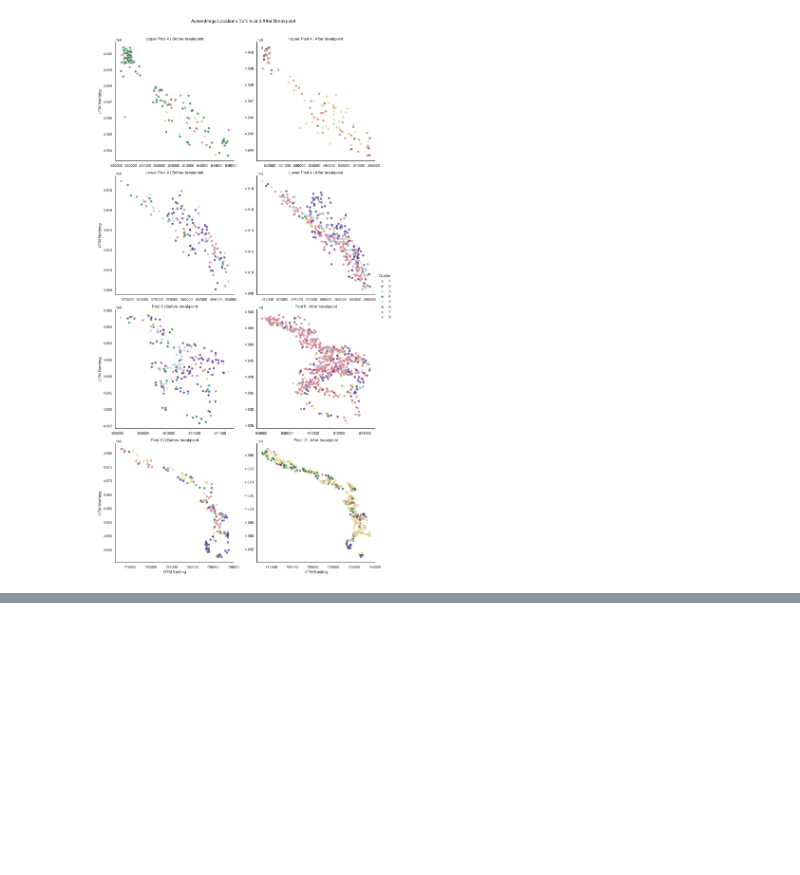
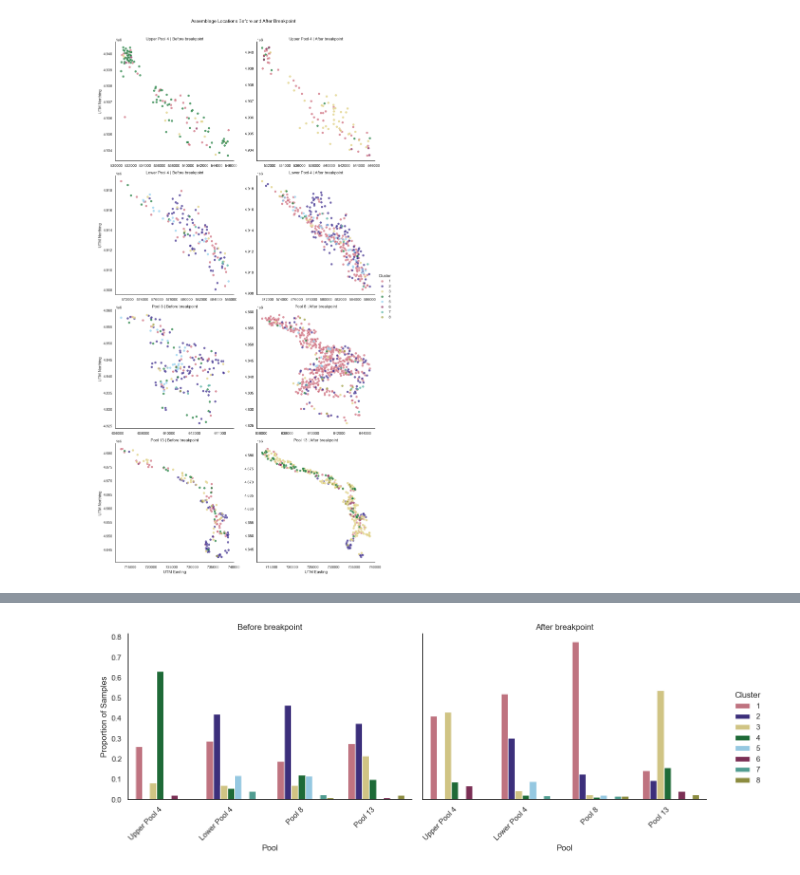
Before and after one commit to jppeirce/ltrm_fish, a Jupyter notebook: 3cluster_visualization.ipynb, the cells around one changed output, grey strips where cells are left out. Drawn from its saved outputs; the diff is of its cells as text; code cells hidden in the pictures; blank space fills up the shorter version.

```diff
--- a/3cluster_visualization.ipynb
+++ b/3cluster_visualization.ipynb
@@ -799,0 +864,49 @@ g.figure.savefig('assemblage_location_break.jpg', dpi=300, bbox_inches='tight')
+# %%
+import tol_colors as tc
+
+highlight_clusters = [1, 2, 3, 4, 5, 6, 7, 8]
+pool_order = ["Upper Pool 4", "Lower Pool 4", "Pool 8", "Pool 13"]
+
+CB_PALETTE = tc.muted
+cluster_colors = {c: CB_PALETTE[i % len(CB_PALETTE)] for i, c in enumerate(highlight_clusters)}
+
+# Filter data
+df_plot = df_with_breakpoints[
+    (df_with_breakpoints['cluster'].isin(highlight_clusters)) &
+    (df_with_breakpoints['period'] != 'No breakpoint')
+].copy()
+
+# Calculate proportions for both periods
+prop_df = (df_plot.groupby(['mode_pool', 'cluster', 'period'])
+           .size()
+           .reset_index(name='count'))
+totals = prop_df.groupby(['mode_pool', 'period'])['count'].transform('sum')
+prop_df['proportion'] = prop_df['count'] / totals
+
+prop_df['cluster'] = pd.Categorical(prop_df['cluster'], categories=highlight_clusters, ordered=True)
+prop_df['mode_pool'] = pd.Categorical(prop_df['mode_pool'], categories=pool_order, ordered=True)
+prop_df['period'] = pd.Categorical(prop_df['period'],
+                                    categories=['Before breakpoint', 'After breakpoint'],
+                                    ordered=True)
+
+# Create faceted plot
+g = sns.FacetGrid(prop_df, col='period', height=5, aspect=1.2, sharey=True)
+g.map_dataframe(sns.barplot, x='mode_pool', y='proportion', hue='cluster',
+                palette=cluster_colors, dodge=True, order=pool_order,
+                hue_order=highlight_clusters)
+
+g.set_axis_labels('Pool', 'Proportion of Samples')
+g.set_titles(col_template='{col_name}')
+g.add_legend(title='Cluster', bbox_to_anchor=(1.02, 0.5), loc='center left')
+
+for ax in g.axes.flat:
+    ax.tick_params(axis='x', rotation=45)
+    for label in ax.get_xticklabels():
+        label.set_ha('right')
+
+plt.tight_layout()
+plt.savefig('cluster_pool_proportion_comparison.jpg', dpi=300, bbox_inches='tight',
+            format='jpeg', pil_kwargs={'quality': 95})
+plt.show()
+# %% [output]
+[figure, added]
```
Also changed, not shown: parts of 3 cells of this notebook, 10 other files.
